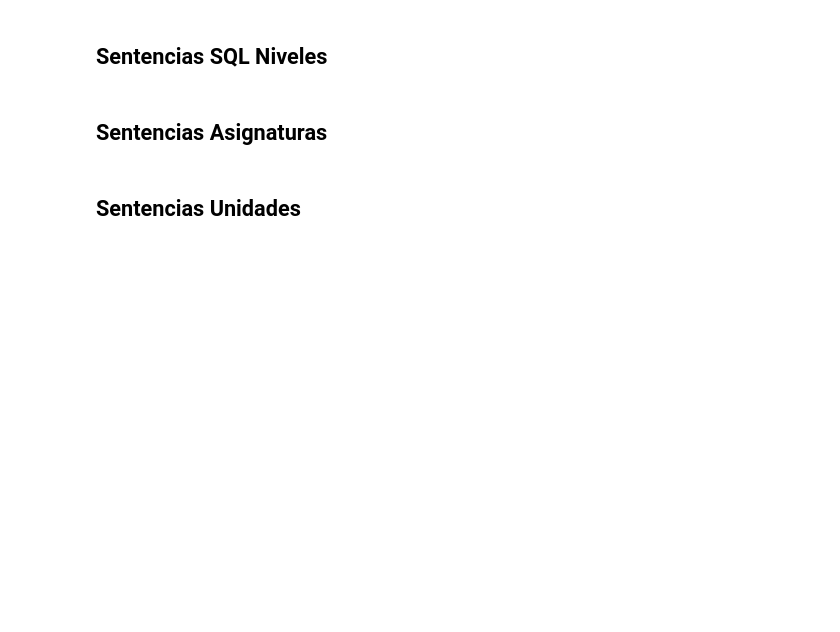
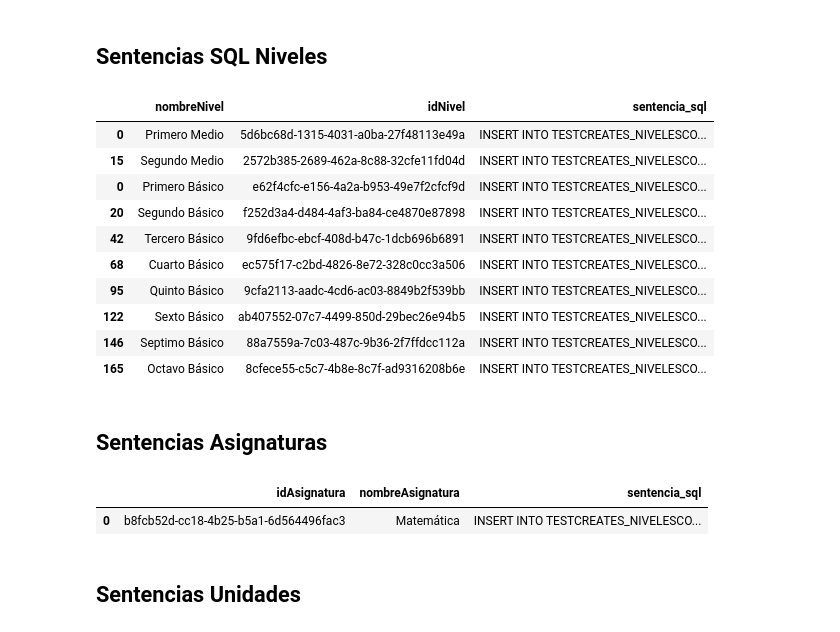
Before and after one commit to Bigote93/APIMINEDUC, a Jupyter notebook: APiGOB.ipynb, the cells around one changed output. Saved outputs shown, nothing was run; the diff lists cells and outputs as text; code cells hidden in the pictures; blank space fills up the shorter version.

```diff
--- a/APiGOB.ipynb
+++ b/APiGOB.ipynb
@@ -408,6 +411,45 @@ df_objetivos_media.sample(5)
 # %% [markdown]
 ## Sentencias SQL Niveles
+# %%
+# Juntamos los codigos del nivel y su nombre
+cursos_id = pd.concat(
+    [
+        df_objetivos_media[['nombreNivel','idNivel']].drop_duplicates(),
+        df_objetivos_basica[['nombreNivel','idNivel']].drop_duplicates()
+
+    ]
+).drop_duplicates()
+cursos_id['sentencia_sql'] = cursos_id.apply(lambda row: f"INSERT INTO TESTCREATES_NIVELESCOLARIDAD (id_nivel, nombre_nivel) VALUES ('{row['idNivel']}','{row['nombreNivel']}');", axis=1)
+
+cursos_id
+# %% [output]
+|  | nombreNivel | idNivel | sentencia_sql |
+| 0 | Primero Medio | 5d6bc68d-1315-4031-a0ba-27f48113e49a | INSERT INTO TESTCREATES_NIVELESCO... |
+| 15 | Segundo Medio | 2572b385-2689-462a-8c88-32cfe11fd04d | INSERT INTO TESTCREATES_NIVELESCO... |
+| 0 | Primero Básico | e62f4cfc-e156-4a2a-b953-49e7f2cfcf9d | INSERT INTO TESTCREATES_NIVELESCO... |
+| 20 | Segundo Básico | f252d3a4-d484-4af3-ba84-ce4870e87898 | INSERT INTO TESTCREATES_NIVELESCO... |
+| 42 | Tercero Básico | 9fd6efbc-ebcf-408d-b47c-1dcb696b6891 | INSERT INTO TESTCREATES_NIVELESCO... |
+| 68 | Cuarto Básico | ec575f17-c2bd-4826-8e72-328c0cc3a506 | INSERT INTO TESTCREATES_NIVELESCO... |
+| 95 | Quinto Básico | 9cfa2113-aadc-4cd6-ac03-8849b2f539bb | INSERT INTO TESTCREATES_NIVELESCO... |
+| 122 | Sexto Básico | ab407552-07c7-4499-850d-29bec26e94b5 | INSERT INTO TESTCREATES_NIVELESCO... |
+| 146 | Septimo Básico | 88a7559a-7c03-487c-9b36-2f7ffdcc112a | INSERT INTO TESTCREATES_NIVELESCO... |
+| 165 | Octavo Básico | 8cfece55-c5c7-4b8e-8c7f-ad9316208b6e | INSERT INTO TESTCREATES_NIVELESCO... |
 # %% [markdown]
 ## Sentencias Asignaturas
+# %%
+# Juntamos las asignaturas
+asignaturas = pd.concat(
+    [
+        df_objetivos_media[['idAsignatura','nombreAsignatura']].drop_duplicates(),
+        df_objetivos_basica[['idAsignatura','nombreAsignatura']].drop_duplicates()
+
+    ]
+).drop_duplicates()
+asignaturas['sentencia_sql'] = asignaturas.apply(lambda row: f"INSERT INTO TESTCREATES_NIVELESCOLARIDAD (id_asignatura, nombre_asignatura) VALUES ('{row['idAsignatura']}','{row['nombreAsignatura']}');", axis=1)
+
+asignaturas
+# %% [output]
+|  | idAsignatura | nombreAsignatura | sentencia_sql |
+| 0 | b8fcb52d-cc18-4b25-b5a1-6d564496fac3 | Matemática | INSERT INTO TESTCREATES_NIVELESCO... |
 # %% [markdown]
 ## Sentencias Unidades
```
Also changed, not shown: parts of 6 cells of this notebook.
